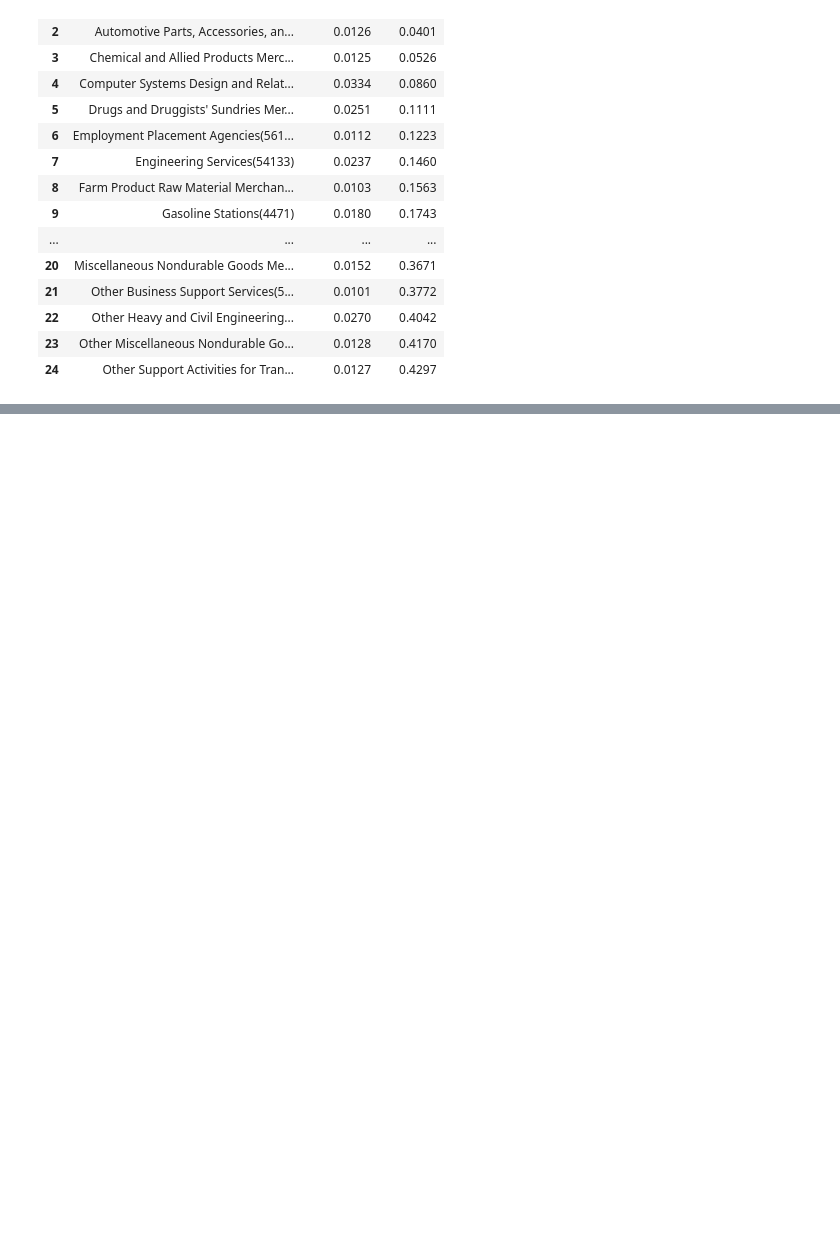
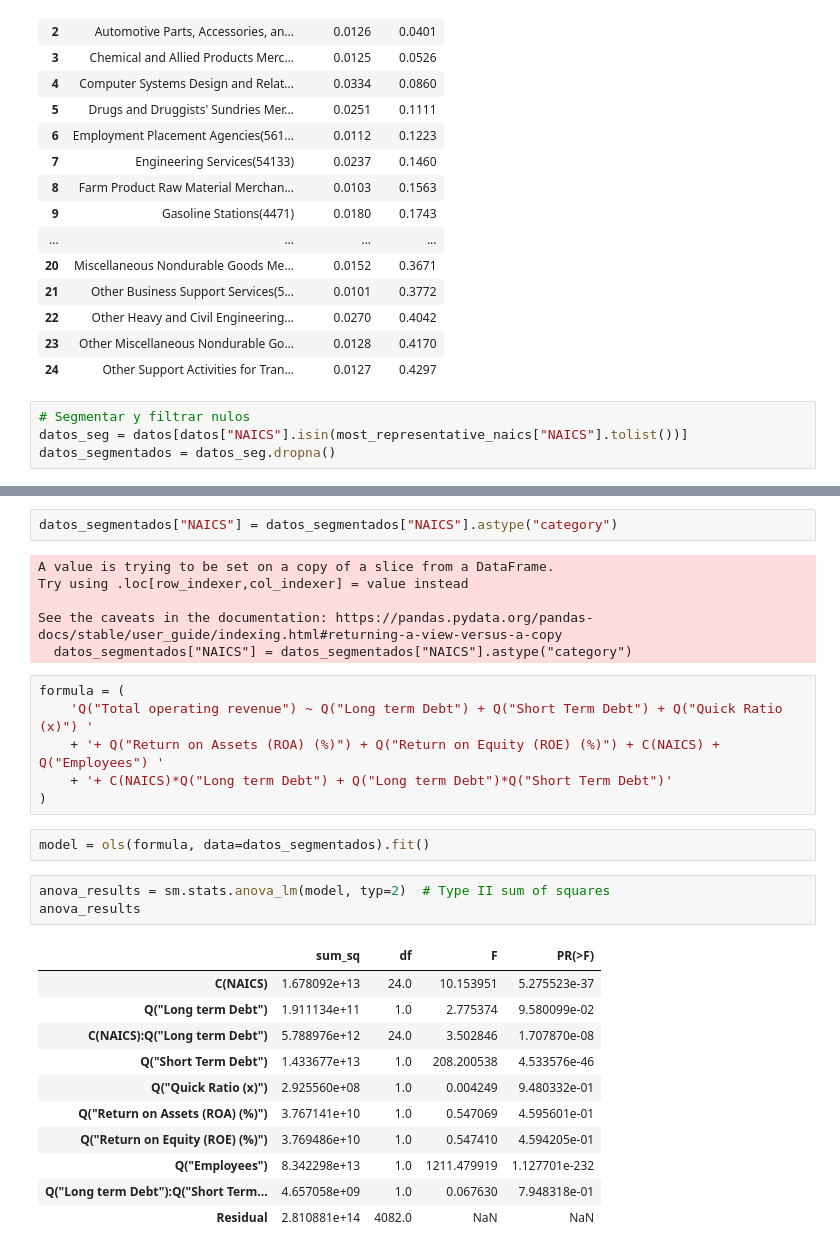
Before and after one commit to juanDango/ProyectoCienciaDatos, a Jupyter notebook: analisis2.ipynb, the cells around one changed output, grey strips where cells are left out. Cells and saved outputs as stored; diff of their text form; blank space fills up the shorter version.

```diff
--- a/analisis2.ipynb
+++ b/analisis2.ipynb
@@ -760,3 +779,7 @@ most_representative_naics
 | 22 | Other Heavy and Civil Engineering... | 0.0270 | 0.4042 |
 | 23 | Other Miscellaneous Nondurable Go... | 0.0128 | 0.4170 |
 | 24 | Other Support Activities for Tran... | 0.0127 | 0.4297 |
+# %%
+# Segmentar y filtrar nulos
+datos_seg = datos[datos["NAICS"].isin(most_representative_naics["NAICS"].tolist())]
+datos_segmentados = datos_seg.dropna()
@@ -762,0 +804,31 @@ most_representative_naics
+# %%
+datos_segmentados["NAICS"] = datos_segmentados["NAICS"].astype("category")
+# %% [output]
+A value is trying to be set on a copy of a slice from a DataFrame.
+Try using .loc[row_indexer,col_indexer] = value instead
+
+See the caveats in the documentation: https://pandas.pydata.org/pandas-docs/stable/user_guide/indexing.html#returning-a-view-versus-a-copy
+  datos_segmentados["NAICS"] = datos_segmentados["NAICS"].astype("category")
+# %%
+formula = (
+    'Q("Total operating revenue") ~ Q("Long term Debt") + Q("Short Term Debt") + Q("Quick Ratio (x)") '
+    + '+ Q("Return on Assets (ROA) (%)") + Q("Return on Equity (ROE) (%)") + C(NAICS) + Q("Employees") '
+    + '+ C(NAICS)*Q("Long term Debt") + Q("Long term Debt")*Q("Short Term Debt")'
+)
+# %%
+model = ols(formula, data=datos_segmentados).fit()
+# %%
+anova_results = sm.stats.anova_lm(model, typ=2)  # Type II sum of squares
+anova_results
+# %% [output]
+|  | sum_sq | df | F | PR(>F) |
+| C(NAICS) | 1.678092e+13 | 24.0 | 10.153951 | 5.275523e-37 |
+| Q("Long term Debt") | 1.911134e+11 | 1.0 | 2.775374 | 9.580099e-02 |
+| C(NAICS):Q("Long term Debt") | 5.788976e+12 | 24.0 | 3.502846 | 1.707870e-08 |
+| Q("Short Term Debt") | 1.433677e+13 | 1.0 | 208.200538 | 4.533576e-46 |
+| Q("Quick Ratio (x)") | 2.925560e+08 | 1.0 | 0.004249 | 9.480332e-01 |
+| Q("Return on Assets (ROA) (%)") | 3.767141e+10 | 1.0 | 0.547069 | 4.595601e-01 |
+| Q("Return on Equity (ROE) (%)") | 3.769486e+10 | 1.0 | 0.547410 | 4.594205e-01 |
+| Q("Employees") | 8.342298e+13 | 1.0 | 1211.479919 | 1.127701e-232 |
+| Q("Long term Debt"):Q("Short Term... | 4.657058e+09 | 1.0 | 0.067630 | 7.948318e-01 |
+| Residual | 2.810881e+14 | 4082.0 | NaN | NaN |
```
Also changed, not shown: parts of 14 cells of this notebook, 1 other file.
